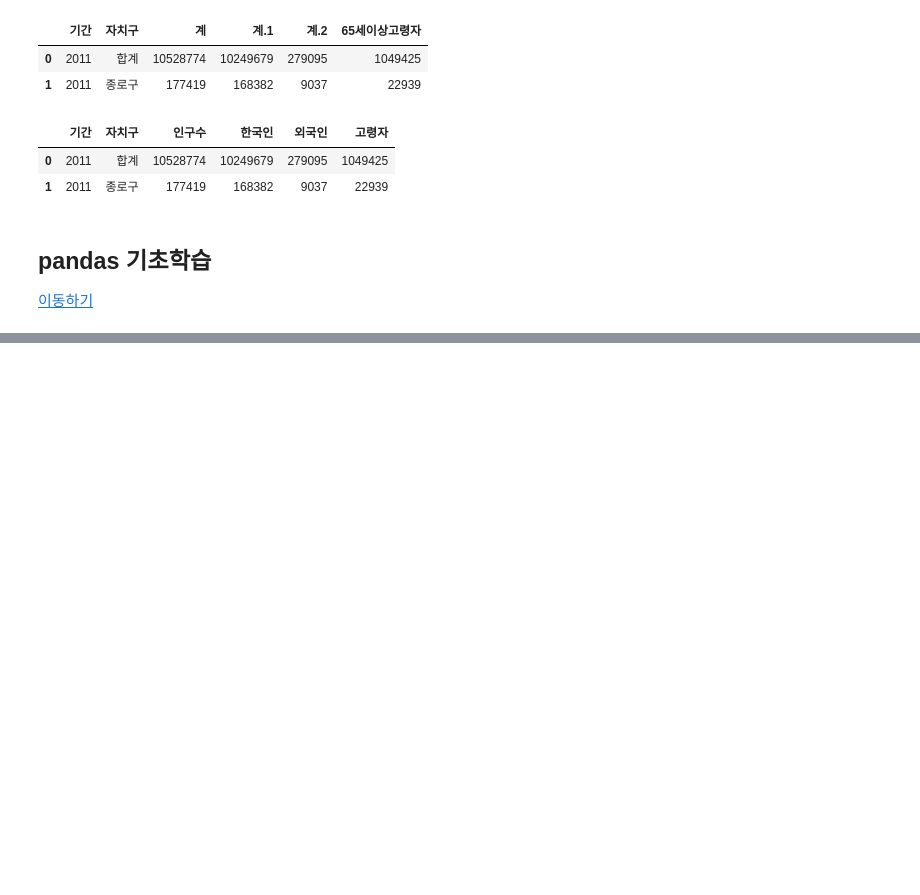
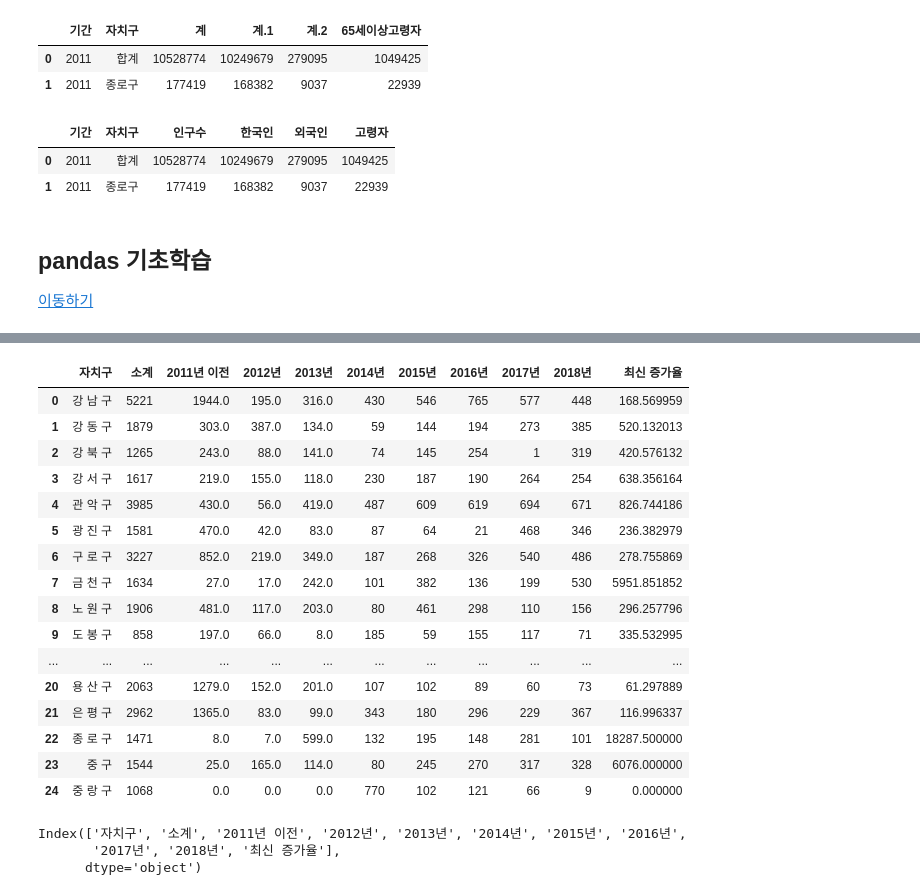
Before and after one commit to JeongsuMoon1/py_projects, a Jupyter notebook: analysis/pandas/processing/step1_populate_per_cctv_analysis.ipynb, the cells around one changed output, grey strips where cells are left out. Saved outputs shown, nothing was run; the diff lists cells and outputs as text; code cells hidden in the pictures; blank space fills up the shorter version.

```diff
--- a/analysis/pandas/processing/step1_populate_per_cctv_analysis.ipynb
+++ b/analysis/pandas/processing/step1_populate_per_cctv_analysis.ipynb
@@ -136,0 +258,28 @@ s_pop.head(2)
+# %%
+# 결측값 채우기
+s_cctv.fillna(0, inplace=True)
+s_cctv
+# %% [output]
+|  | 자치구 | 소계 | 2011년 이전 | 2012년 | 2013년 | 2014년 | 2015년 | 2016년 | 2017년 | 2018년 | 최신 증가율 |
+| 0 | 강 남 구 | 5221 | 1944.0 | 195.0 | 316.0 | 430 | 546 | 765 | 577 | 448 | 168.569959 |
+| 1 | 강 동 구 | 1879 | 303.0 | 387.0 | 134.0 | 59 | 144 | 194 | 273 | 385 | 520.132013 |
+| 2 | 강 북 구 | 1265 | 243.0 | 88.0 | 141.0 | 74 | 145 | 254 | 1 | 319 | 420.576132 |
+| 3 | 강 서 구 | 1617 | 219.0 | 155.0 | 118.0 | 230 | 187 | 190 | 264 | 254 | 638.356164 |
+| 4 | 관 악 구 | 3985 | 430.0 | 56.0 | 419.0 | 487 | 609 | 619 | 694 | 671 | 826.744186 |
+| 5 | 광 진 구 | 1581 | 470.0 | 42.0 | 83.0 | 87 | 64 | 21 | 468 | 346 | 236.382979 |
+| 6 | 구 로 구 | 3227 | 852.0 | 219.0 | 349.0 | 187 | 268 | 326 | 540 | 486 | 278.755869 |
+| 7 | 금 천 구 | 1634 | 27.0 | 17.0 | 242.0 | 101 | 382 | 136 | 199 | 530 | 5951.851852 |
+| 8 | 노 원 구 | 1906 | 481.0 | 117.0 | 203.0 | 80 | 461 | 298 | 110 | 156 | 296.257796 |
+| 9 | 도 봉 구 | 858 | 197.0 | 66.0 | 8.0 | 185 | 59 | 155 | 117 | 71 | 335.532995 |
+| ... | ... | ... | ... | ... | ... | ... | ... | ... | ... | ... | ... |
+| 20 | 용 산 구 | 2063 | 1279.0 | 152.0 | 201.0 | 107 | 102 | 89 | 60 | 73 | 61.297889 |
+| 21 | 은 평 구 | 2962 | 1365.0 | 83.0 | 99.0 | 343 | 180 | 296 | 229 | 367 | 116.996337 |
+| 22 | 종 로 구 | 1471 | 8.0 | 7.0 | 599.0 | 132 | 195 | 148 | 281 | 101 | 18287.500000 |
+| 23 | 중 구 | 1544 | 25.0 | 165.0 | 114.0 | 80 | 245 | 270 | 317 | 328 | 6076.000000 |
+| 24 | 중 랑 구 | 1068 | 0.0 | 0.0 | 0.0 | 770 | 102 | 121 | 66 | 9 | 0.000000 |
+# %%
+s_cctv.columns
+# %% [output]
+Index(['자치구', '소계', '2011년 이전', '2012년', '2013년', '2014년', '2015년', '2016년',
+       '2017년', '2018년', '최신 증가율'],
+      dtype='object')
```
Also changed, not shown: parts of 55 cells of this notebook, 5 other files.
